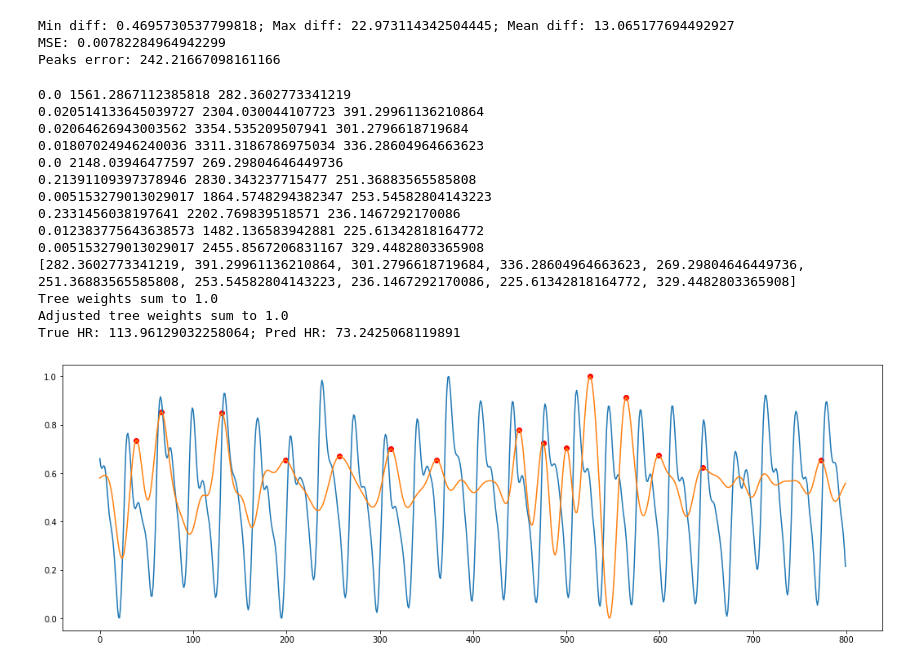
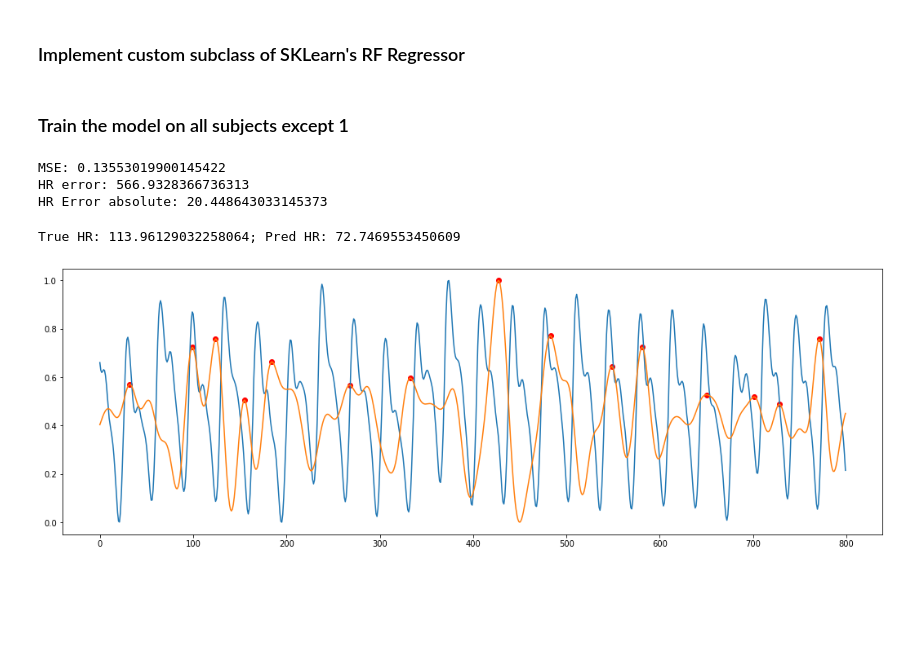
Before and after one commit to arnavpon/pydroid, a Jupyter notebook: example/android/app/src/main/python/pipeline-dev/pipeline-v1/ml.v4.ipynb, the cells around one changed output. Drawn from its saved outputs; the diff is of its cells as text; code cells hidden in the pictures; blank space fills up the shorter version.

```diff
--- a/example/android/app/src/main/python/pipeline-dev/pipeline-v1/ml.v4.ipynb
+++ b/example/android/app/src/main/python/pipeline-dev/pipeline-v1/ml.v4.ipynb
@@ -29,4 +39,6 @@ for subject in range(1, 8):
     truth.process_bvp()
 
     truths.append(truth)
+# %% [markdown]
+### Implement custom subclass of SKLearn's RF Regressor
 # %%
@@ -211,76 +219,62 @@ class CustomRandomForestRegressor(RandomForestRegressor):
+# %% [markdown]
+### Train the model on all subjects except 1
 # %%
 test_subject = 5
 
 data_arr = []
 for i in range(len(truths)):
+
     if i == (test_subject - 1):
         continue
+
     truth = truths[i]
     data = truth.prepare_data_for_ml()
-    data = data.iloc[1000: 15000, :]
+    data = data.iloc[2000: 11000, :]
+
     data['subject'] = i + 1
     data_arr.append(data)
 
 data = pd.concat(data_arr)
-# display(data.head())
 
-rf = CustomRandomForestRegressor(data, n_estimators = 10)
+rf = MoodTriggersRegressor(data, n_estimators = 10)
 rf.fit()
-mse, peaks_err = rf.eval()
+mse, hr_errs, hr_errs_absolute = rf.eval()
 
 print(f'MSE: {mse}')
-print(f'Peaks error: {peaks_err}')
+print(f'HR error: {hr_errs}')
+print(f'HR Error absolute: {hr_errs_absolute}')
 # %% [output]
-Min diff: 0.4695730537799818; Max diff: 22.973114342504445; Mean diff: 13.065177694492927
-MSE: 0.00782284964942299
-Peaks error: 242.21667098161166
+MSE: 0.13553019900145422
+HR error: 566.9328366736313
+HR Error absolute: 20.448643033145373
 # %%
+beg = 1200
+end = 2000
+
+# get data for subject not in test set and get x and y for prediction
 data = truths[test_subject - 1].prepare_data_for_ml()
 x = data.drop(columns = ['bvp']).to_numpy()
 y = data['bvp'].to_numpy()
 
-beg = 1200
-end = 2000
+targ = y[beg: end]
+pred = rf.predict_with_weights(x)[beg: end]
+targ, pred = rf._process(targ, pred)
+pred = apply_wavelet(pred, 'db2', 2)
+pred = bandpass(pred, 64, [0.67, 3.0], 4)
+pred = min_max_scale(pred)
 
-targ = y[beg: end]
-targ = min_max_scale(targ)
-
-# pred1 = rf.predict(x)[beg: end]
-# pred1 = rf._process(pred1)
-# pred1 = apply_wavelet(pred1, 'db2', 2)
-# pred1 = min_max_scale(pred1)
-
-pred2 = rf.predict2(x)[beg: end]
-pred2 = rf._process(pred2)
-pred2 = apply_wavelet(pred2, 'db2', 2)
-pred2 = bandpass(pred2, 64, [0.67, 3.0], 4)
-pred2 = min_max_scale(pred2)
-
-pred_peaks, _ = get_peaks_v2(pred2, 64, 3.0, -1, prominence = 0.1, with_min_dist = True, with_valleys = False)
+pred_peaks, _ = get_peaks_v2(pred, 64, 3.0, -1, prominence = 0.1, with_min_dist = True, with_valleys = False)
 true_peaks, _ = get_peaks_v2(targ, 64, 3.0, -1, prominence = 0, with_min_dist = True, with_valleys = False)
 
 plt.plot(targ)
-plt.plot(pred2)
-plt.scatter(pred_peaks, pred2[pred_peaks], c='r')
+plt.plot(pred)
+plt.scatter(pred_peaks, pred[pred_peaks], c='r')
 
 pred_ibis = get_ibis(pred_peaks, 64)
 true_ibis = get_ibis(true_peaks, 64)
 pred_hr = get_hr(pred_ibis)
 true_hr = get_hr(true_ibis)
 print(f'True HR: {true_hr}; Pred HR: {pred_hr}')
 # %% [output]
-0.0 1561.2867112385818 282.3602773341219
-0.020514133645039727 2304.030044107723 391.29961136210864
-0.02064626943003562 3354.535209507941 301.2796618719684
-0.01807024946240036 3311.3186786975034 336.28604964663623
-0.0 2148.03946477597 269.29804646449736
-0.21391109397378946 2830.343237715477 251.36883565585808
-0.005153279013029017 1864.5748294382347 253.54582804143223
-0.2331456038197641 2202.769839518571 236.1467292170086
-0.012383775643638573 1482.136583942881 225.61342818164772
-0.005153279013029017 2455.8567206831167 329.4482803365908
-[282.3602773341219, 391.29961136210864, 301.2796618719684, 336.28604964663623, 269.29804646449736, 251.36883565585808, 253.54582804143223, 236.1467292170086, 225.61342818164772, 329.4482803365908]
-Tree weights sum to 1.0
-Adjusted tree weights sum to 1.0
-True HR: 113.96129032258064; Pred HR: 73.2425068119891
+True HR: 113.96129032258064; Pred HR: 72.7469553450609
-[figure, old version]
+[figure, new version]
```
Also changed, not shown: parts of 4 cells of this notebook.
